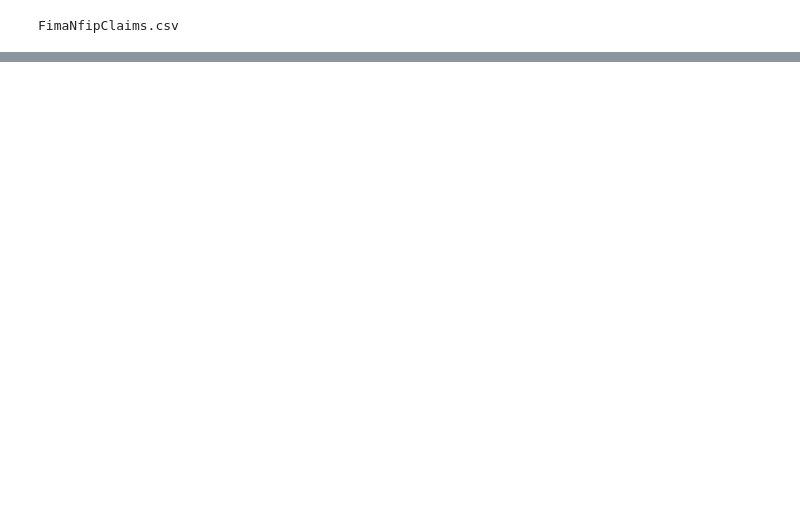
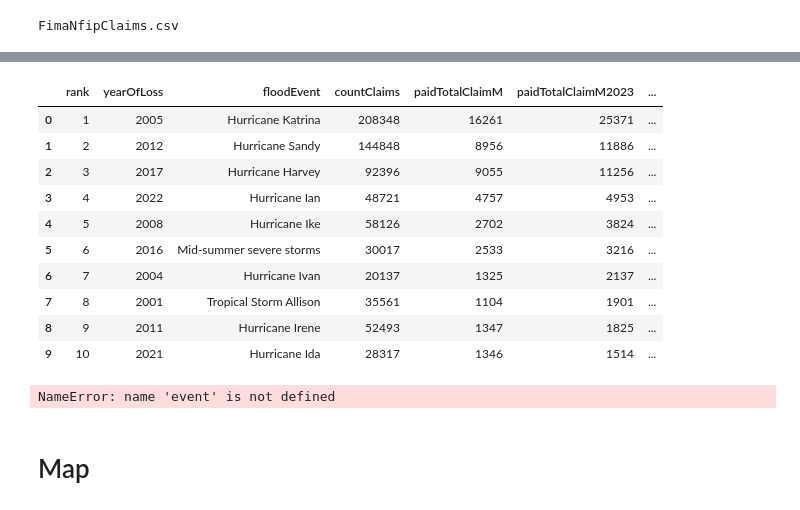
Before and after one commit to mebauer/duckdb-fema-nfip, a Jupyter notebook: figures.ipynb, the cells around one changed output, grey strips where cells are left out. Drawn from its saved outputs; the diff is of its cells as text; code cells hidden in the pictures; blank space fills up the shorter version.

```diff
--- a/figures.ipynb
+++ b/figures.ipynb
@@ -257,0 +465,10 @@ plt.savefig('hurricane-ida.png', dpi=250, bbox_inches='tight')
+# %%
+event_df["paidTotalClaim2023"] = event_df.apply(
+    lambda x: cpi.inflate(
+        x.paidTotalClaim,
+        x.yearOfLoss,
+        to=2023),
+    axis=1
+)
+
+event_df.head(10)
@@ -257,0 +487,42 @@ plt.savefig('hurricane-ida.png', dpi=250, bbox_inches='tight')
+# %%
+event_df = (
+    event_df
+    .assign(
+        paidTotalClaimM = event_df['paidTotalClaim'] / 1_000_000,
+    .assign(paidTotalClaimM2023 = event_df['paidTotalClaim2023'] / 1_000_000)
+    .assign(paidAverageClaim2023 = event_df['paidTotalClaim2023'] / event_df['countClaims'])
+    .astype({'paidTotalClaimM': int, 'paidTotalClaimM2023': int, 'paidAverageClaim2023': int})
+    .sort_values(by='paidTotalClaim2023', ascending=False)
+    .head(10)
+    .reset_index(drop=True)
+)
+
+event_df['rank'] = range(1, 11)
+
+cols = [
+    'rank', 'yearOfLoss', 'floodEvent',
+    'countClaims', 'paidTotalClaimM',
+    'paidTotalClaimM2023', 'paidAverageClaim2023'
+]
+
+event_df = event_df.loc[:, cols]
+
+event_df
+# %% [output]
+|  | rank | yearOfLoss | floodEvent | countClaims | paidTotalClaimM | paidTotalClaimM2023 | ... |
+| 0 | 1 | 2005 | Hurricane Katrina | 208348 | 16261 | 25371 | ... |
+| 1 | 2 | 2012 | Hurricane Sandy | 144848 | 8956 | 11886 | ... |
+| 2 | 3 | 2017 | Hurricane Harvey | 92396 | 9055 | 11256 | ... |
+| 3 | 4 | 2022 | Hurricane Ian | 48721 | 4757 | 4953 | ... |
+| 4 | 5 | 2008 | Hurricane Ike | 58126 | 2702 | 3824 | ... |
+| 5 | 6 | 2016 | Mid-summer severe storms | 30017 | 2533 | 3216 | ... |
+| 6 | 7 | 2004 | Hurricane Ivan | 20137 | 1325 | 2137 | ... |
+| 7 | 8 | 2001 | Tropical Storm Allison | 35561 | 1104 | 1901 | ... |
+| 8 | 9 | 2011 | Hurricane Irene | 52493 | 1347 | 1825 | ... |
+| 9 | 10 | 2021 | Hurricane Ida | 28317 | 1346 | 1514 | ... |
+# %%
+print(event_dft.to_markdown(index=False))
+# %% [output]
+NameError: name 'event' is not defined
+# %% [markdown]
+# Map
```
Also changed, not shown: parts of 54 cells of this notebook, 5 other files.
